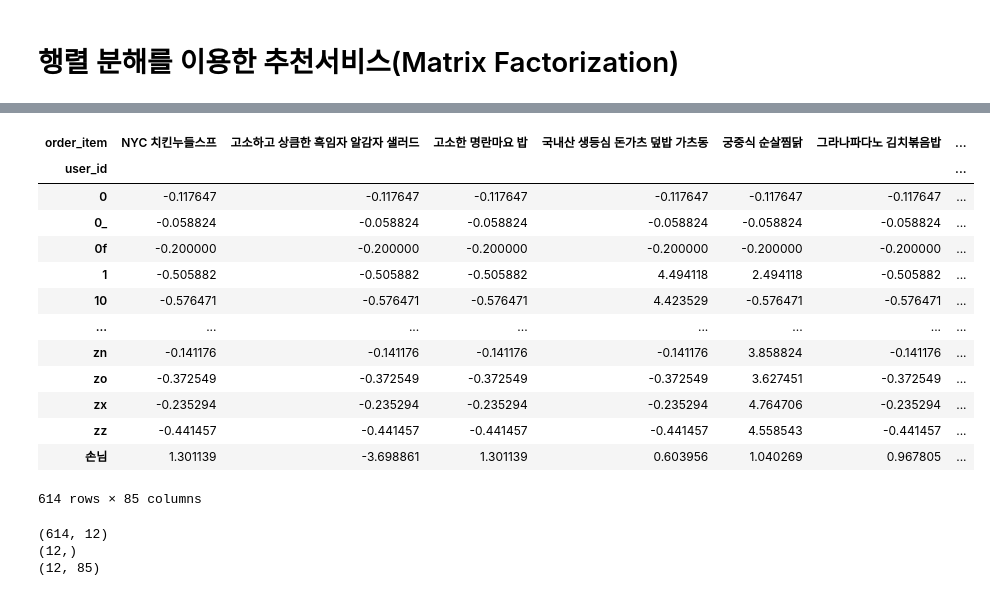
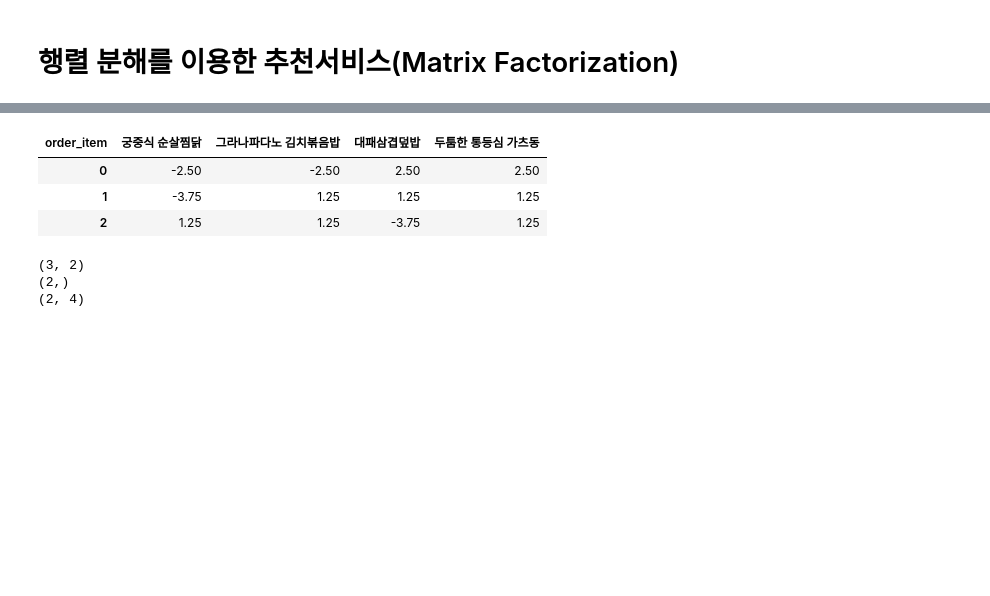
Before and after one commit to lee-dk/Final_Project, a Jupyter notebook: yogiyo/yogiyo.ipynb, the cells around one changed output, grey strips where cells are left out. Cells and saved outputs as stored; diff of their text form; code cells hidden in the pictures; blank space fills up the shorter version.

```diff
--- a/yogiyo/yogiyo.ipynb
+++ b/yogiyo/yogiyo.ipynb
@@ -200,2 +200,12 @@ Name: ji, dtype: float64
 # %% [markdown]
 # 행렬 분해를 이용한 추천서비스(Matrix Factorization)
+# %%
+import pandas as pd
+
+#csv파일 dataframe으로 변환하고 읽기
+review_data_2 = pd.read_csv('./yogiyo/test.csv',
+                          encoding='utf-8')
+#불필요한 데이터 drop하기
+review_data_2.drop('Unnamed: 0', axis=1, inplace=True)
+
+review_data_2#.head(5)
@@ -202,8 +222,8 @@ Name: ji, dtype: float64
 # %%
 #사용자별 각 메뉴에대한 맛평가 데이터 만들기
-user_menu_rating = review_data.pivot_table(
+user_menu_rating = review_data_2.pivot_table(
     'point',
     index = 'user_id',
     columns = 'order_item').fillna(0)
-user_menu_rating.head()
+user_menu_rating.tail()
 # %% [output]
@@ -246,36 +253,26 @@ array([[0.        , 0.        , 0.        , ..., 0.        , 0.        ,
 # %%
 #614명의 사용자가 평가한 점수의 평균데이터
-#pd.DataFrame(matrix_user_avg, columns=user_menu_rating.columns).head()
-pd.DataFrame(matrix_user_avg, index=user_menu_rating.index, columns=user_menu_rating.columns)
+pd.DataFrame(matrix_user_avg, columns=user_menu_rating.columns).head()
+#pd.DataFrame(matrix_user_avg, index=user_menu_rating.index, columns=user_menu_rating.columns)
 # %% [output]
-| order_item | NYC 치킨누들스프 | 고소하고 상큼한 흑임자 알감자 샐러드 | 고소한 명란마요 밥 | 국내산 생등심 돈가츠 덮밥 가츠동 | 궁중식 순살찜닭 | 그라나파다노 김치볶음밥 | ... |
-| user_id |  |  |  |  |  |  | ... |
-| 0 | -0.117647 | -0.117647 | -0.117647 | -0.117647 | -0.117647 | -0.117647 | ... |
-| 0_ | -0.058824 | -0.058824 | -0.058824 | -0.058824 | -0.058824 | -0.058824 | ... |
-| 0f | -0.200000 | -0.200000 | -0.200000 | -0.200000 | -0.200000 | -0.200000 | ... |
-| 1 | -0.505882 | -0.505882 | -0.505882 | 4.494118 | 2.494118 | -0.505882 | ... |
-| 10 | -0.576471 | -0.576471 | -0.576471 | 4.423529 | -0.576471 | -0.576471 | ... |
-| ... | ... | ... | ... | ... | ... | ... | ... |
-| zn | -0.141176 | -0.141176 | -0.141176 | -0.141176 | 3.858824 | -0.141176 | ... |
-| zo | -0.372549 | -0.372549 | -0.372549 | -0.372549 | 3.627451 | -0.372549 | ... |
-| zx | -0.235294 | -0.235294 | -0.235294 | -0.235294 | 4.764706 | -0.235294 | ... |
-| zz | -0.441457 | -0.441457 | -0.441457 | -0.441457 | 4.558543 | -0.441457 | ... |
-| 손님 | 1.301139 | -3.698861 | 1.301139 | 0.603956 | 1.040269 | 0.967805 | ... |
+| order_item | 궁중식 순살찜닭 | 그라나파다노 김치볶음밥 | 대패삼겹덮밥 | 두툼한 통등심 가츠동 |
+| 0 | -2.50 | -2.50 | 2.50 | 2.50 |
+| 1 | -3.75 | 1.25 | 1.25 | 1.25 |
+| 2 | 1.25 | 1.25 | -3.75 | 1.25 |
-614 rows × 85 columns
 # %%
 from scipy.sparse.linalg import svds
 #scipy에서제공하는 svd
 #U행렬, sigma행렬, V전치행렬 반환
-U, sigma, Vt = svds(matrix_user_avg, k=12)
+U, sigma, Vt = svds(matrix_user_avg, k=2)
 
 print(U.shape)
 print(sigma.shape)
 print(Vt.shape)
 #sigma 행렬은 0이 포함되지 않는 값으로만 되어있음
 # %% [output]
-(614, 12)
-(12,)
-(12, 85)
+(3, 2)
+(2,)
+(2, 4)
 # %%
 #위에 sigma행렬을 대칭행렬로 변환
 sigma = np.diag(sigma)
```
Also changed, not shown: parts of 12 cells of this notebook.
